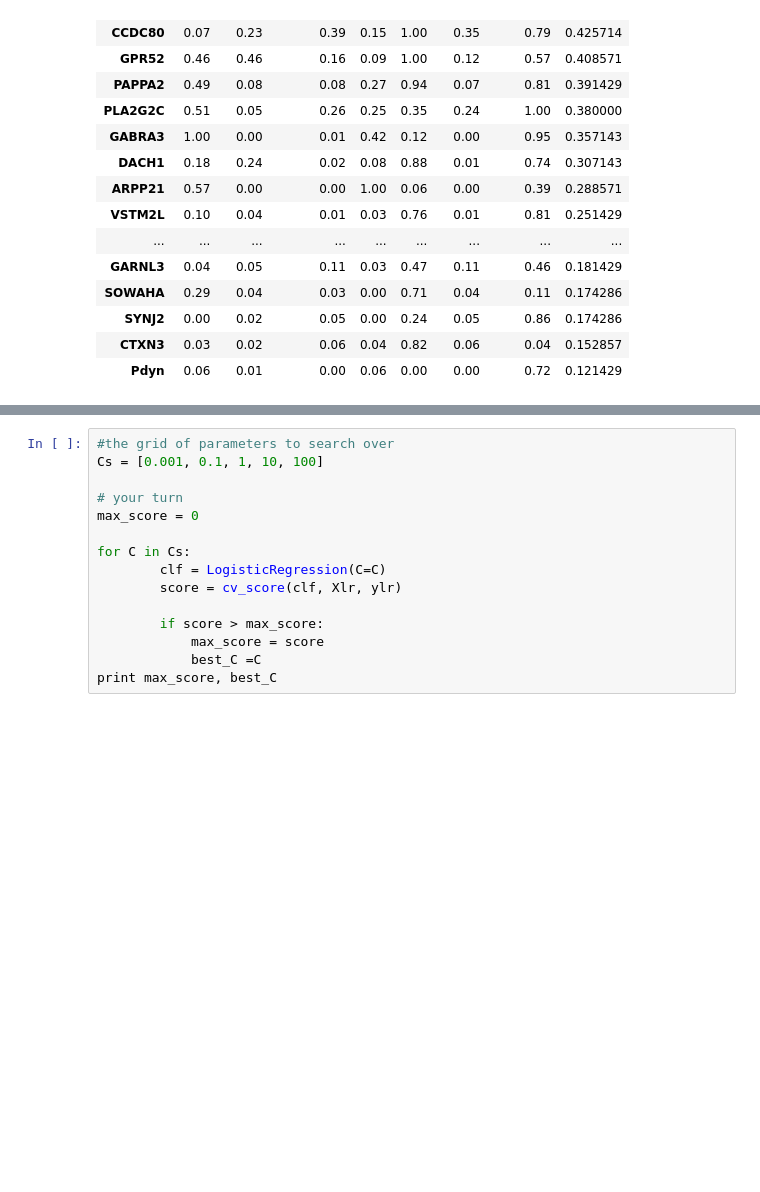
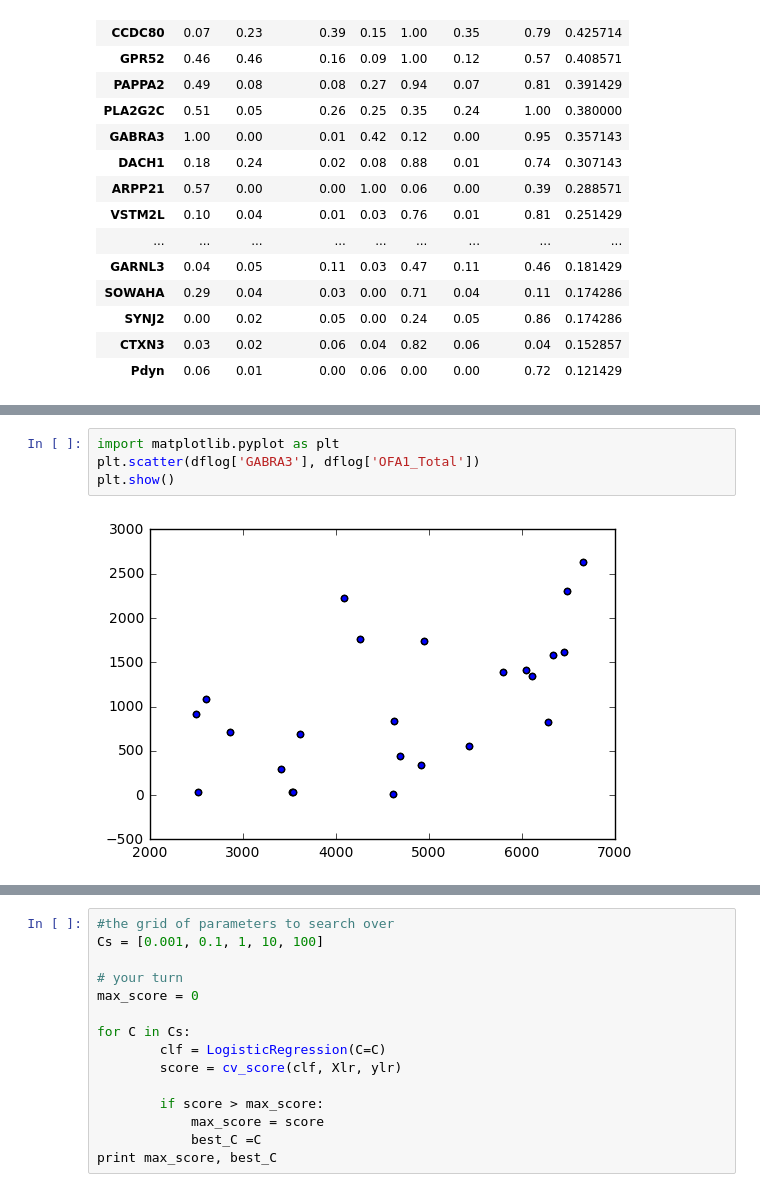
Before and after one commit to consta35/SB, a Jupyter notebook: PFC_FeatureSelectionandRegression.ipynb, the cells around one changed output, grey strips where cells are left out. Saved outputs shown, nothing was run; the diff lists cells and outputs as text; blank space fills up the shorter version.

```diff
--- a/PFC_FeatureSelectionandRegression.ipynb
+++ b/PFC_FeatureSelectionandRegression.ipynb
@@ -182,0 +183,6 @@ clf.score(Xlr, ylr)
+# %%
+import matplotlib.pyplot as plt
+plt.scatter(dflog['GABRA3'], dflog['OFA1_Total'])
+plt.show()
+# %% [output]
+[figure, added]
```
Also changed, not shown: parts of 4 cells of this notebook.
